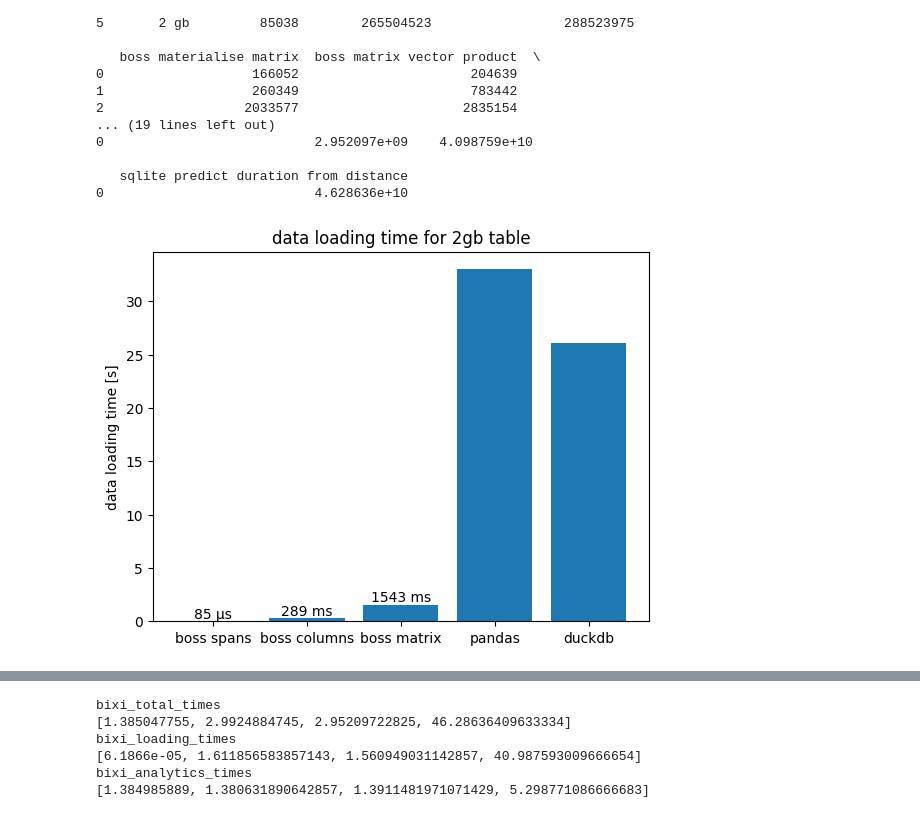
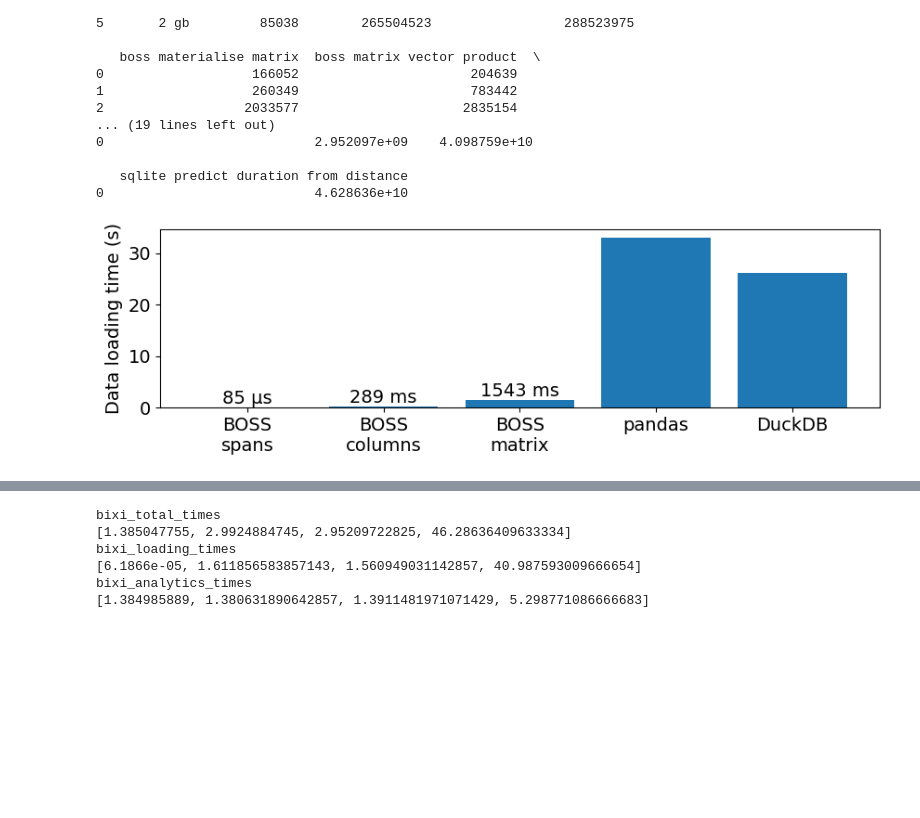
Before and after one commit to trubby22/database-fyp, a Jupyter notebook: bixi-benchmarks/visualise-data.ipynb, the cells around one changed output, grey strips where cells are left out. Cells and saved outputs as stored; diff of their text form; code cells hidden in the pictures; blank space fills up the shorter version.

```diff
--- a/bixi-benchmarks/visualise-data.ipynb
+++ b/bixi-benchmarks/visualise-data.ipynb
@@ -8,3 +8,5 @@ diagrams_path = './diagrams/'
+# %%
+plt.rcParams.update({'font.size': 14})
 # %%
 boss_rand_df = pd.read_csv('./experiment-results/boss-rand-results.csv')
 boss_bixi_df = pd.read_csv('./experiment-results/boss-bixi-results.csv')
@@ -37,39 +39,46 @@ print(bixi_df)
 0                           4.628636e+10
 # %%
 vendor_tasks = ['boss data in', 'boss materialise columns', 'boss materialise matrix', 'pandas data in', 'duckdb data in']
-vendors = ['boss spans', 'boss columns', 'boss matrix', 'pandas', 'duckdb']
+vendors = ['BOSS\nspans', 'BOSS\ncolumns', 'BOSS\nmatrix', 'pandas', 'DuckDB']
 times = [rand_df.loc[5, x] / (10 ** 9) for x in vendor_tasks]
 
 fig, ax = plt.subplots()
 bar_container = ax.bar(vendors, times)
-ax.set(ylabel='data loading time [s]', title='data loading time for 2gb table')
+ax.set(ylabel='Data loading time (s)',
+       # title='data loading time for 2 GB table'
+      )
 # ax.bar_label(bar_container, fmt=lambda x: f'{x * (10 ** 3):.1f} ms')
 
 rect = bar_container[0]
 ax.annotate(f'{(rect.get_height() * (10 ** 6)):.0f} μs',
             xy=(rect.get_x() + rect.get_width() / 2, rect.get_y() + rect.get_height()),
             xytext=(0, 0),
             textcoords='offset points',
             ha='center', va='bottom')
 
 rect = bar_container[1]
 ax.annotate(f'{(rect.get_height() * (10 ** 3)):.0f} ms',
             xy=(rect.get_x() + rect.get_width() / 2, rect.get_y() + rect.get_height()),
             xytext=(0, 0),
             textcoords='offset points',
             ha='center', va='bottom')
 
 rect = bar_container[2]
 ax.annotate(f'{(rect.get_height() * (10 ** 3)):.0f} ms',
             xy=(rect.get_x() + rect.get_width() / 2, rect.get_y() + rect.get_height()),
             xytext=(0, 0),
             textcoords='offset points',
             ha='center', va='bottom')
 
-plt.savefig(f'{diagrams_path}data-loading-2gb.png')
+figwidth = 10
+aspect_ratio = (1 / 4)
+fig.set_figwidth(figwidth)
+fig.set_figheight(figwidth * aspect_ratio)
+
+plt.savefig(f'{diagrams_path}data-loading-2gb.svg', bbox_inches='tight', dpi=600)
 plt.show()
 # %% [output]
-[figure, old version]
+[figure, new version]
 # %%
 vendors = ['pandas', 'duckdb', 'sqlite']
 vendor_tasks = [f'{x} data in' for x in vendors]
```
Also changed, not shown: parts of 17 cells of this notebook, 2 other files.
